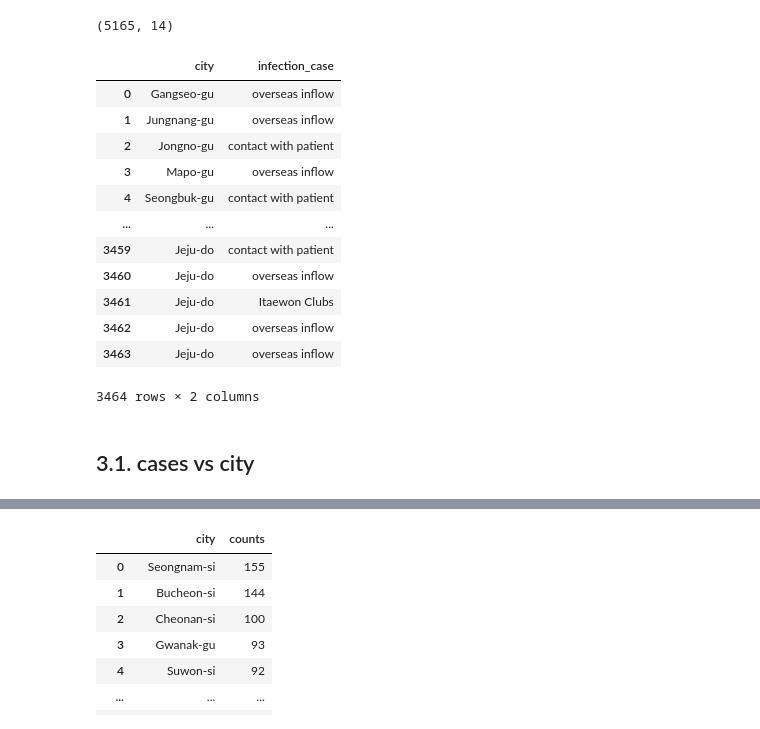
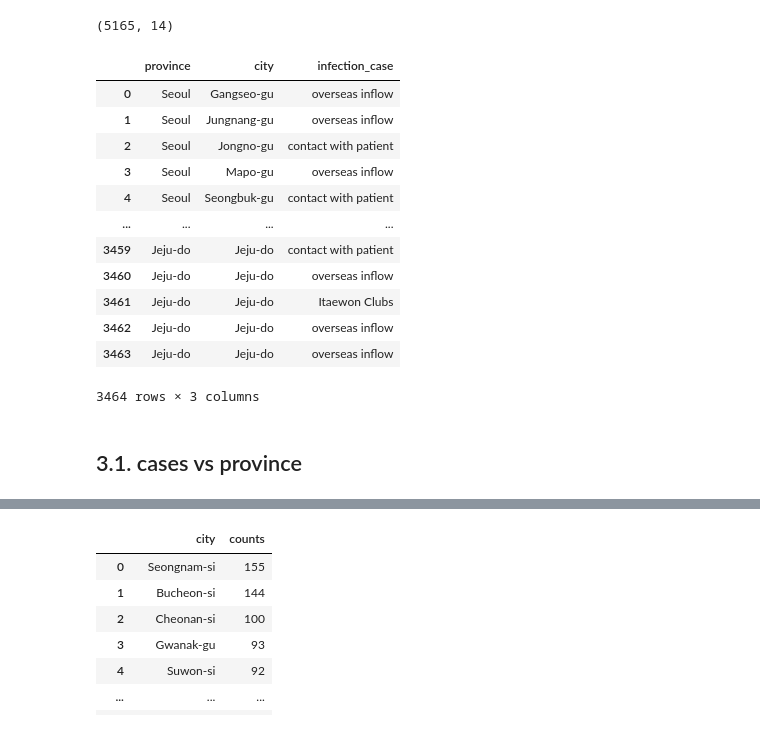
Before and after one commit to mozyao/Classification-modelling-in-forecast-of-Coronavirus-in-S.Korean., a Jupyter notebook: 353_grant.ipynb, the cells around one changed output, grey strips where cells are left out. Saved outputs shown, nothing was run; the diff lists cells and outputs as text; code cells hidden in the pictures.

Commit message:
A comparison between province and case has been added, as well as between province and city and Case. Delete the infection_case

```diff
--- a/353_grant.ipynb
+++ b/353_grant.ipynb
@@ -426,23 +426,23 @@ data.shape
 # %%
 # clean data: drop null if any and select necessary column ['sex','age']
 data = data[data['country'] == 'Korea']
 data = data[data['infection_case'] != 'etc']
-data = data[['city', 'infection_case']]
+data = data[['province','city', 'infection_case']]
 data = data.dropna().reset_index(drop=True)
 data
 # %% [output]
-|  | city | infection_case |
-| 0 | Gangseo-gu | overseas inflow |
-| 1 | Jungnang-gu | overseas inflow |
-| 2 | Jongno-gu | contact with patient |
-| 3 | Mapo-gu | overseas inflow |
-| 4 | Seongbuk-gu | contact with patient |
-| ... | ... | ... |
-| 3459 | Jeju-do | contact with patient |
-| 3460 | Jeju-do | overseas inflow |
-| 3461 | Jeju-do | Itaewon Clubs |
-| 3462 | Jeju-do | overseas inflow |
-| 3463 | Jeju-do | overseas inflow |
+|  | province | city | infection_case |
+| 0 | Seoul | Gangseo-gu | overseas inflow |
+| 1 | Seoul | Jungnang-gu | overseas inflow |
+| 2 | Seoul | Jongno-gu | contact with patient |
+| 3 | Seoul | Mapo-gu | overseas inflow |
+| 4 | Seoul | Seongbuk-gu | contact with patient |
+| ... | ... | ... | ... |
+| 3459 | Jeju-do | Jeju-do | contact with patient |
+| 3460 | Jeju-do | Jeju-do | overseas inflow |
+| 3461 | Jeju-do | Jeju-do | Itaewon Clubs |
+| 3462 | Jeju-do | Jeju-do | overseas inflow |
+| 3463 | Jeju-do | Jeju-do | overseas inflow |
-3464 rows × 2 columns
+3464 rows × 3 columns
 # %% [markdown]
-## 3.1. cases vs city
+## 3.1. cases vs province
```
Also changed, not shown: parts of 13 cells of this notebook.
